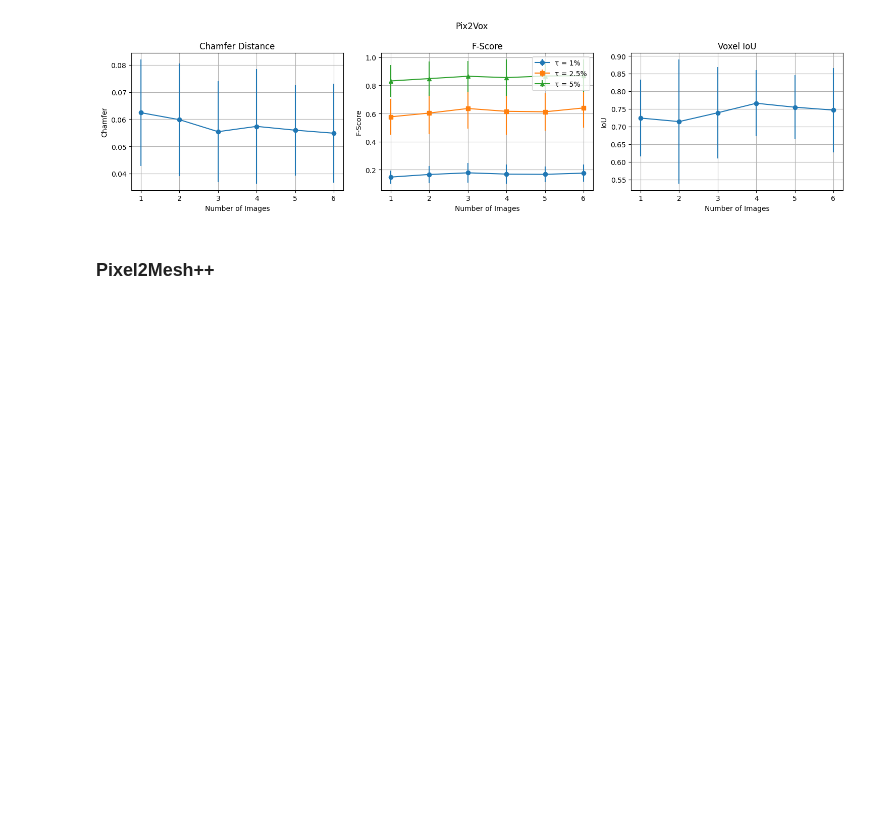
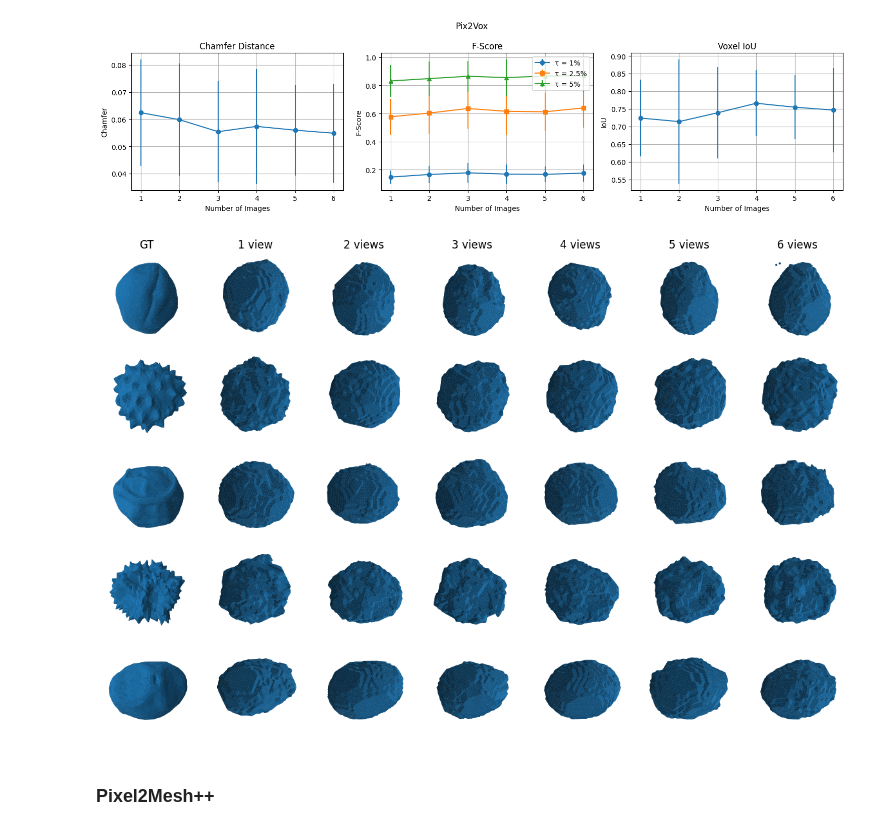
Before and after one commit to etiiiR/Bachelor-Thesis, a Jupyter notebook: notebooks/exp_5_number_of_views.ipynb, the cells around one changed output. Cells and saved outputs as stored; diff of their text form; code cells hidden in the pictures; blank space fills up the shorter version.

```diff
--- a/notebooks/exp_5_number_of_views.ipynb
+++ b/notebooks/exp_5_number_of_views.ipynb
@@ -174,6 +382,20 @@ pix2vox = aggregated[aggregated['model'].str.contains("pix2vox_aug")]
 plot_model_metrics(pix2vox, title="Pix2Vox")
 # %% [output]
 [figure]
+# %%
+pix2vox_subset = aggregated[aggregated['model'].str.contains("pix2vox")]["model"].apply(
+    lambda x: f"../TestEvaluationPipeline/data/{x}"
+)
+
+plot_view_ablation(
+    basenames = filenames,
+    model_dirs = pix2vox_subset,
+    gt_dir     = "../data/processed/meshes",
+    zoom       = 0.7,
+    figsize    = (12, 8),
+)
+# %% [output]
+[figure, added]
 # %% [markdown]
 ### Pixel2Mesh++
 # %%
```
Also changed, not shown: parts of 5 cells of this notebook.
